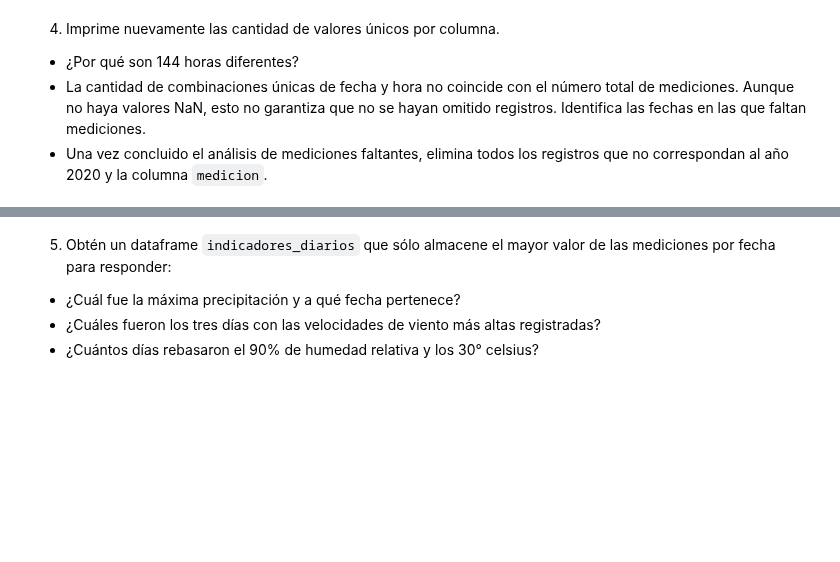
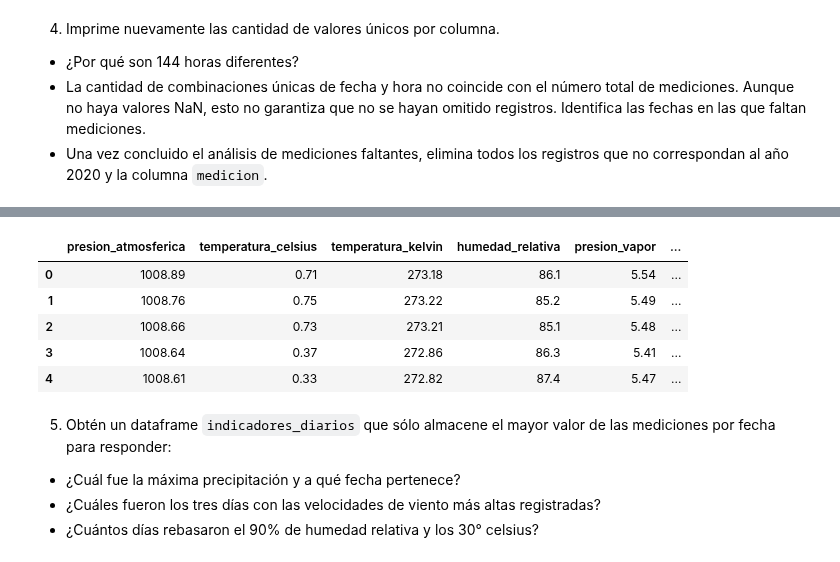
Before and after one commit to joshgc19/tc5053-datascience-A01841021-joshua-gamboa, a Jupyter notebook: Actividad2AnalisisPandas.ipynb, the cells around one changed output, grey strips where cells are left out. Saved outputs shown, nothing was run; the diff lists cells and outputs as text; code cells hidden in the pictures; blank space fills up the shorter version.

```diff
--- a/Actividad2AnalisisPandas.ipynb
+++ b/Actividad2AnalisisPandas.ipynb
@@ -172,3 +282,18 @@ weather_df.head()
+# %%
+# Conservar solo los registros del año 2020
+weather_df = weather_df[weather_df['medicion'].dt.year == 2020]
+
+# Eliminar la columna medicion
+weather_df = weather_df.drop(columns='medicion')
+
+weather_df.head()
+# %% [output]
+|  | presion_atmosferica | temperatura_celsius | temperatura_kelvin | humedad_relativa | presion_vapor | ... |
+| 0 | 1008.89 | 0.71 | 273.18 | 86.1 | 5.54 | ... |
+| 1 | 1008.76 | 0.75 | 273.22 | 85.2 | 5.49 | ... |
+| 2 | 1008.66 | 0.73 | 273.21 | 85.1 | 5.48 | ... |
+| 3 | 1008.64 | 0.37 | 272.86 | 86.3 | 5.41 | ... |
+| 4 | 1008.61 | 0.33 | 272.82 | 87.4 | 5.47 | ... |
 # %% [markdown]
 5. Obtén un dataframe `indicadores_diarios` que sólo almacene el mayor valor de las mediciones por fecha para responder:
 - ¿Cuál fue la máxima precipitación y a qué fecha pertenece?
```
Also changed, not shown: parts of 12 cells of this notebook.
